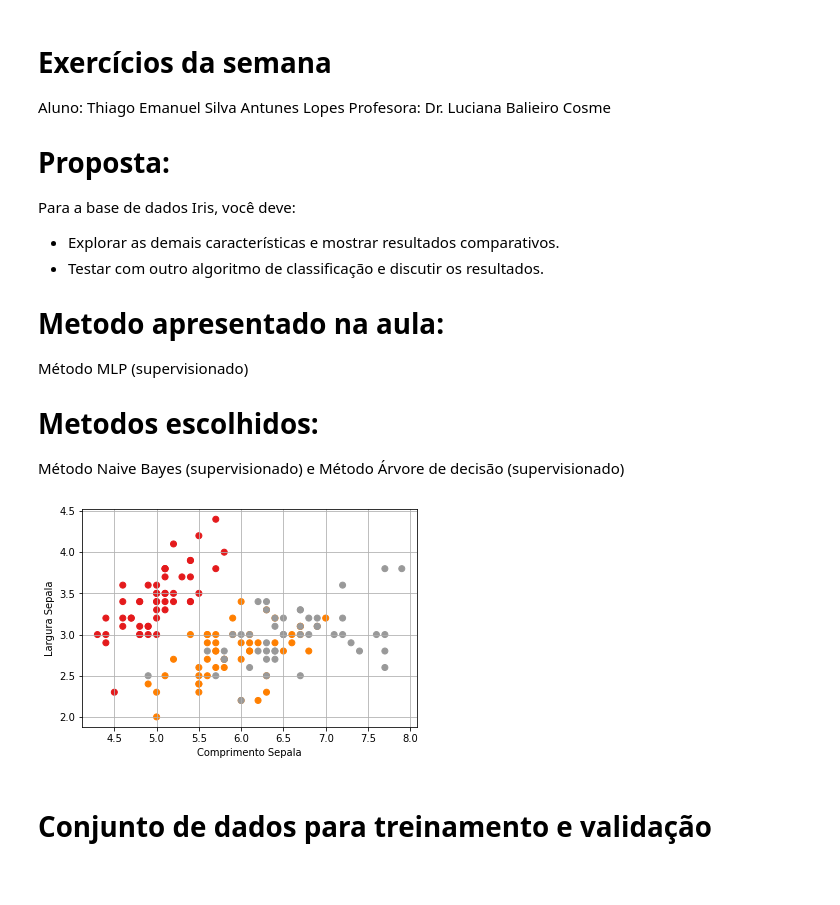
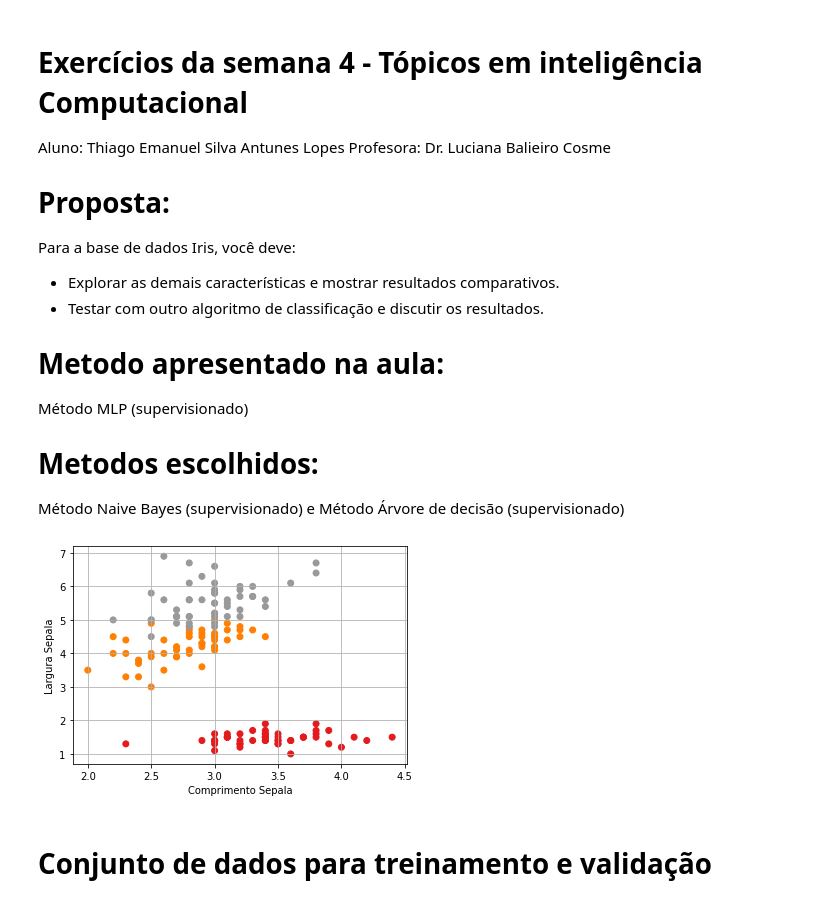
Before and after one commit to thgemanuel/Exercicio-4-Topicos-em-Inteligencia-Computacional, a Jupyter notebook: Exercicio-4-Topicos-em-Inteligencia-Computacional.ipynb, the cells around one changed output. Saved outputs shown, nothing was run; the diff lists cells and outputs as text; code cells hidden in the pictures; blank space fills up the shorter version.

```diff
--- a/Exercicio-4-Topicos-em-Inteligencia-Computacional.ipynb
+++ b/Exercicio-4-Topicos-em-Inteligencia-Computacional.ipynb
@@ -1,7 +1,7 @@
 # %% [markdown]
 <a href="https://colab.research.google.com/github/thgemanuel/Exercicio-4-Topicos-em-Inteligencia-Computacional/blob/main/Exercicio-4-Topicos-em-Inteligencia-Computacional.ipynb" target="_parent"><img src="https://colab.research.google.com/assets/colab-badge.svg" alt="Open In Colab"/></a>
 # %% [markdown]
-# Exercícios da semana
+# Exercícios da semana 4 - Tópicos em inteligência Computacional
 Aluno: Thiago Emanuel Silva Antunes Lopes
 Profesora: Dr. Luciana Balieiro Cosme
 
@@ -21,26 +21,28 @@ Método Árvore de decisão (supervisionado)
 # %%
 #iris dataset: Conjunto de dados consistem em 3 tipos diferentes de pétalas de íris (Setosa, Versicolour e Virginica)
 #e comprimento da sépala, arma
 import numpy
 
 #dados
 from sklearn import datasets
 #plot
 import matplotlib.pyplot as plt
 
 iris = datasets.load_iris()
-X = iris.data[:, :2]  # as duas primeiras caracteristicas
+X = iris.data[:, [1,2]]
+#X = iris.data[:, [2,3]]
+#X = iris.data[:, :2]  # as duas primeiras caracteristicas
 y = iris.target #classificacadsadsa
 #0 Comprimento da sépala; 1 Largura da sépala; 2 comprimento da pétala; Largura da pétala
 #setosa, versicolor, virginica
 plt.subplots()
 plt.scatter(X[:, 0], X[:, 1], c=y, cmap=plt.cm.Set1)
 plt.xlabel('Comprimento Sepala')
 plt.ylabel('Largura Sepala')
 plt.grid(True)
 plt.show()
 # %% [output]
-[figure, old version]
+[figure, new version]
 # %% [markdown]
 # Conjunto de dados para treinamento e validação
 # %%
```
Also changed, not shown: parts of 4 cells of this notebook.
